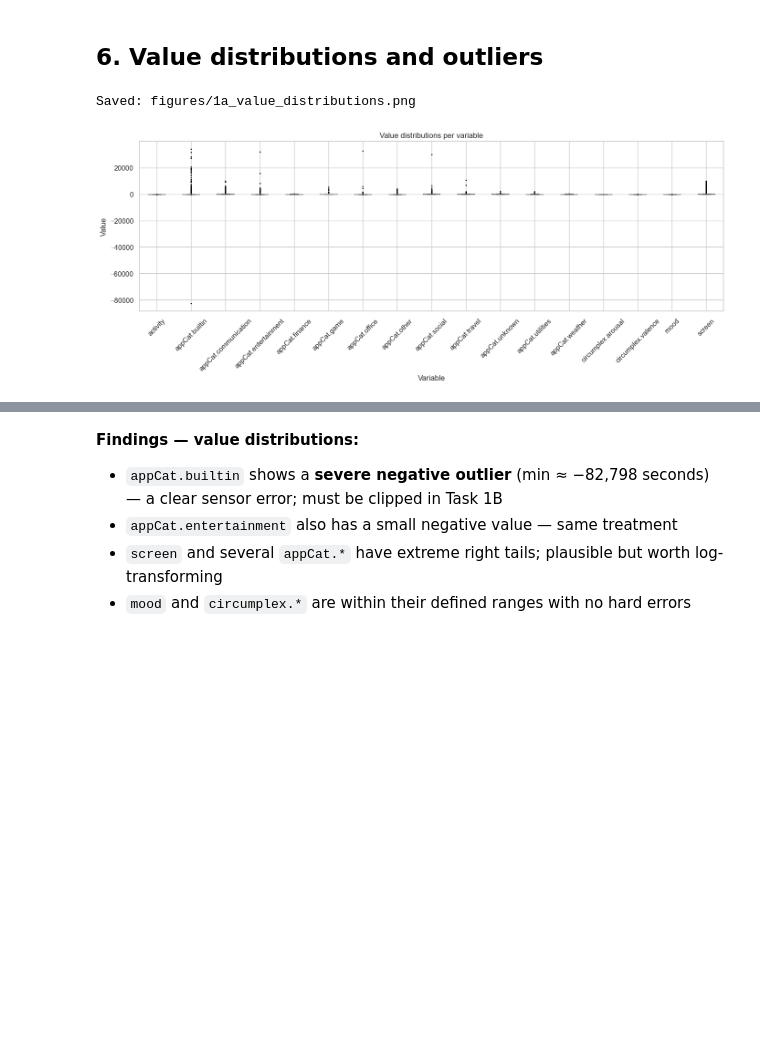
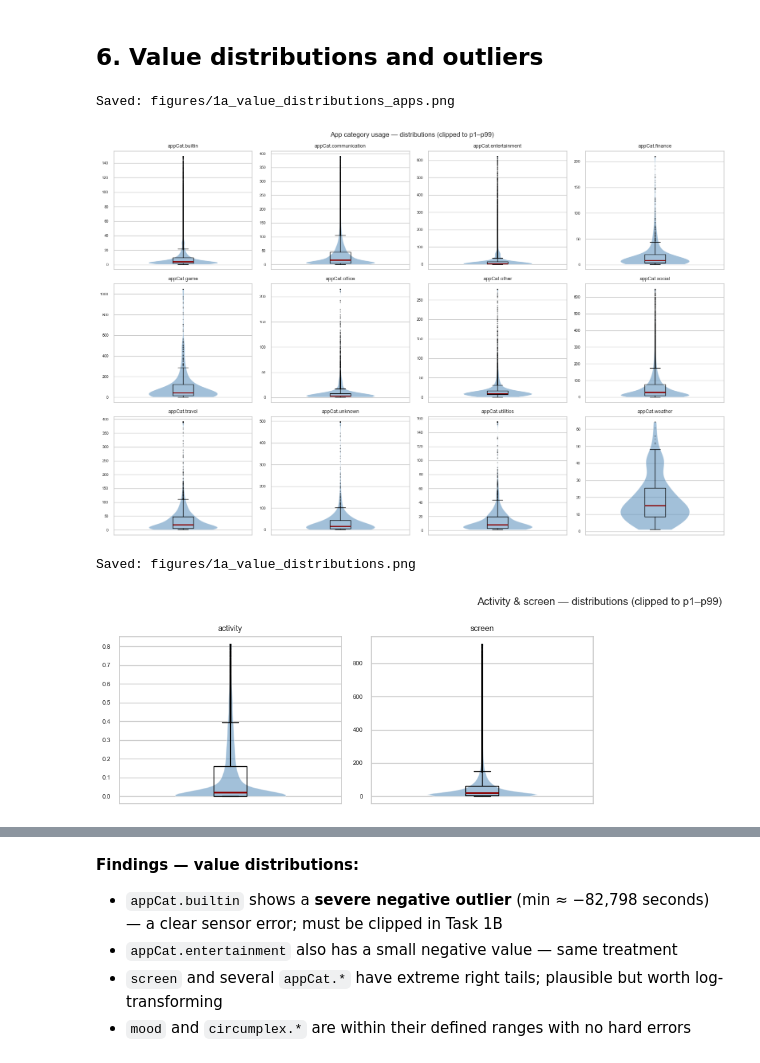
Before and after one commit to MatteoPostiferi999/DataMiningAssignment1, a Jupyter notebook: notebooks/1a_eda.ipynb, the cells around one changed output, grey strips where cells are left out. Cells and saved outputs as stored; diff of their text form; code cells hidden in the pictures; blank space fills up the shorter version.

```diff
--- a/notebooks/1a_eda.ipynb
+++ b/notebooks/1a_eda.ipynb
@@ -511,19 +531,55 @@ Saved: figures/1a_mood_timeseries.png
 # %% [markdown]
 ## 6. Value distributions and outliers
-# %%
-# --- Plot 5: Boxplots of value distributions per variable (excluding call/sms) ---
-exclude = ['call', 'sms']
-plot_df = df[~df['variable'].isin(exclude)]
-
-fig, ax = plt.subplots(figsize=(14, 6))
-plot_df.boxplot(column='value', by='variable', ax=ax, rot=45, flierprops=dict(marker='.', markersize=2))
-ax.set_title('Value distributions per variable')
-ax.set_xlabel('Variable')
-ax.set_ylabel('Value')
-plt.suptitle('')
-plt.tight_layout()
-save_figure('1a_value_distributions.png')
-plt.show()
-# %% [output]
-Saved: figures/1a_value_distributions.png
-[figure, removed]
+# %%
+# --- Plot 5: Value distributions — violin + boxplot overlay, split by variable group ---
+exclude = ['call', 'sms', 'mood', 'circumplex.arousal', 'circumplex.valence']
+plot_df = df[~df['variable'].isin(exclude)]
+
+app_vars   = sorted([v for v in plot_df['variable'].unique() if v.startswith('appCat')])
+other_vars = sorted([v for v in plot_df['variable'].unique() if not v.startswith('appCat')])
+
+def plot_group(variables, title, filename):
+    n_cols = 4
+    n_rows = -(-len(variables) // n_cols)
+    fig, axes = plt.subplots(n_rows, n_cols, figsize=(16, n_rows * 3.5))
+    axes = axes.flatten()
+
+    for ax, var in zip(axes, variables):
+        var_data = plot_df[plot_df['variable'] == var]['value'].dropna()
+
+        p01, p99 = var_data.quantile(0.01), var_data.quantile(0.99)
+        clipped = var_data.clip(p01, p99)
+
+        # Violin plot
+        parts = ax.violinplot(clipped, positions=[1], showmedians=False, showextrema=False)
+        for pc in parts['bodies']:
+            pc.set_facecolor('steelblue')
+            pc.set_alpha(0.5)
+
+        # Boxplot overlay
+        ax.boxplot(clipped, positions=[1], widths=0.15,
+                   flierprops=dict(marker='.', markersize=2, alpha=0.3),
+                   boxprops=dict(color='black'),
+                   medianprops=dict(color='darkred', linewidth=2),
+                   whiskerprops=dict(color='black'),
+                   capprops=dict(color='black'))
+
+        ax.set_title(var, fontsize=9)
+        ax.set_xticks([])
+        ax.tick_params(axis='y', labelsize=7)
+
+    for ax in axes[len(variables):]:
+        ax.set_visible(False)
+
+    fig.suptitle(title, fontsize=12)
+    plt.tight_layout()
+    save_figure(filename)
+    plt.show()
+
+plot_group(app_vars,   'App category usage — distributions (clipped to p1–p99)', '1a_value_distributions_apps.png')
+plot_group(other_vars, 'Activity & screen — distributions (clipped to p1–p99)',  '1a_value_distributions.png')
+# %% [output]
+Saved: figures/1a_value_distributions_apps.png
+[figure, added]
+Saved: figures/1a_value_distributions.png
+[figure, added]
```
Also changed, not shown: parts of 25 cells of this notebook.
